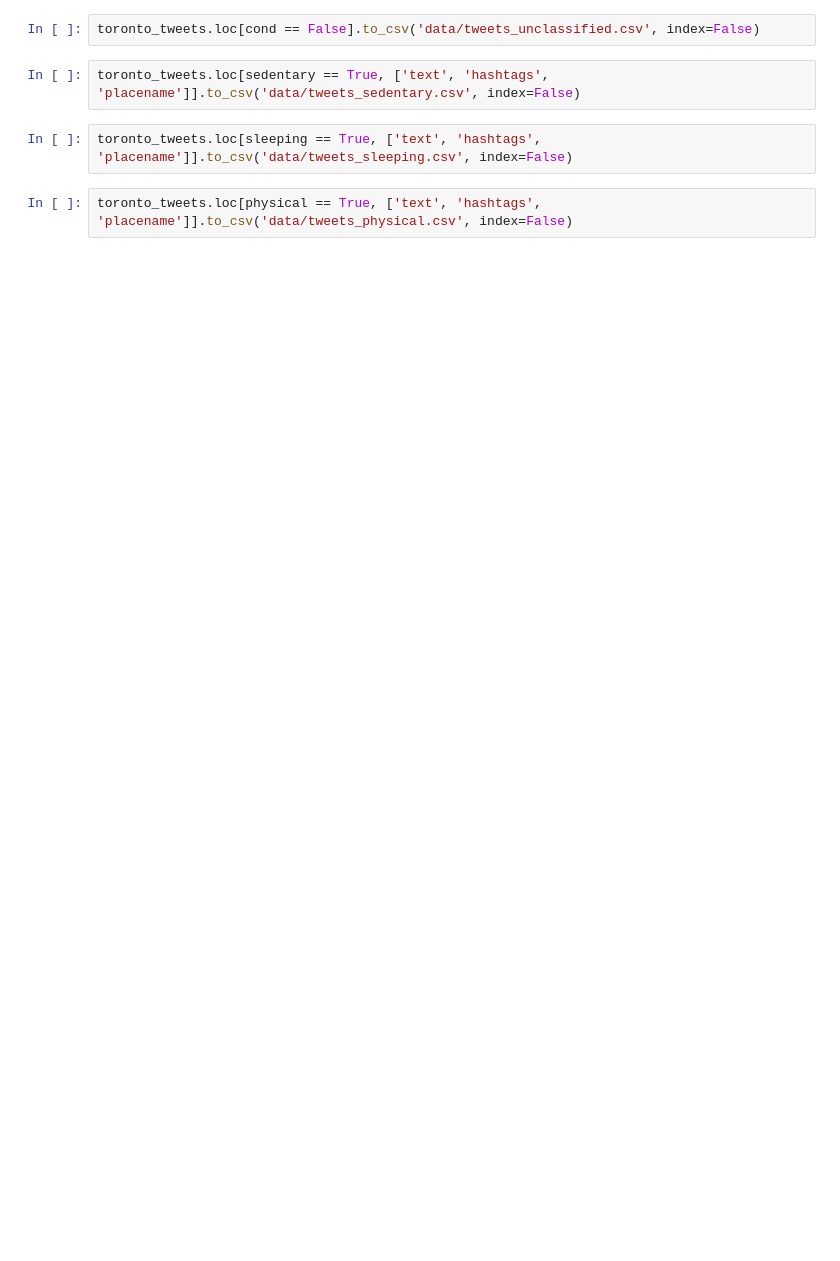
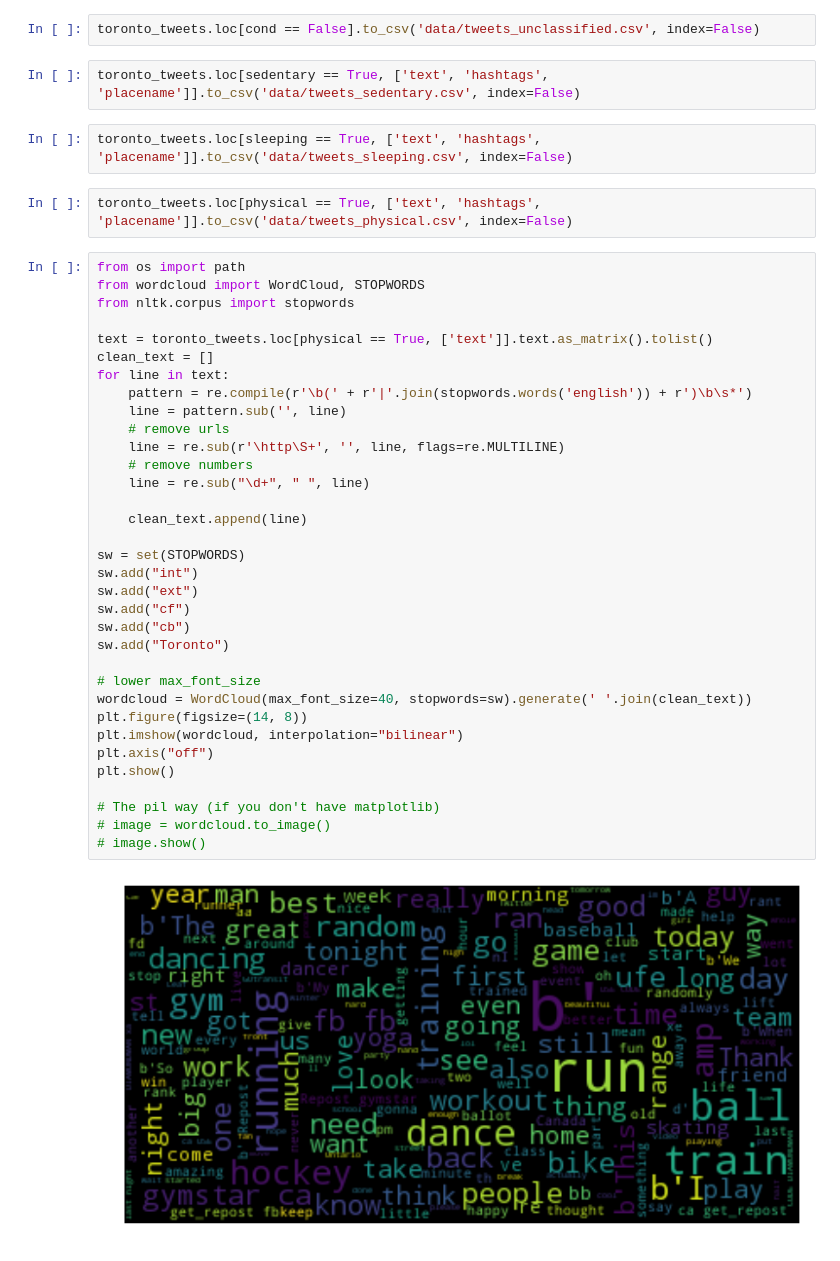
Before and after one commit to zaheddec/hbdc-azure, a Jupyter notebook: Tweets Analysis.ipynb, the cells around one changed output. Cells and saved outputs as stored; diff of their text form; blank space fills up the shorter version.

```diff
--- a/Tweets Analysis.ipynb
+++ b/Tweets Analysis.ipynb
@@ -89,3 +86,39 @@ toronto_tweets.loc[sedentary == True, ['text', 'hashtags', 'placename']].to_csv(
 toronto_tweets.loc[sleeping == True, ['text', 'hashtags', 'placename']].to_csv('data/tweets_sleeping.csv', index=False)
 # %%
 toronto_tweets.loc[physical == True, ['text', 'hashtags', 'placename']].to_csv('data/tweets_physical.csv', index=False)
+# %%
+from os import path
+from wordcloud import WordCloud, STOPWORDS
+from nltk.corpus import stopwords
+
+text = toronto_tweets.loc[physical == True, ['text']].text.as_matrix().tolist()
+clean_text = []
+for line in text:
+    pattern = re.compile(r'\b(' + r'|'.join(stopwords.words('english')) + r')\b\s*')
+    line = pattern.sub('', line)
+    # remove urls
+    line = re.sub(r'\http\S+', '', line, flags=re.MULTILINE)
+    # remove numbers
+    line = re.sub("\d+", " ", line)
+
+    clean_text.append(line)
+
+sw = set(STOPWORDS)
+sw.add("int")
+sw.add("ext")
+sw.add("cf")
+sw.add("cb")
+sw.add("Toronto")
+
+# lower max_font_size
+wordcloud = WordCloud(max_font_size=40, stopwords=sw).generate(' '.join(clean_text))
+plt.figure(figsize=(14, 8))
+plt.imshow(wordcloud, interpolation="bilinear")
+plt.axis("off")
+plt.show()
+
+# The pil way (if you don't have matplotlib)
+# image = wordcloud.to_image()
+# image.show()
+# %% [output]
+[figure, added]
```
Also changed, not shown: parts of 12 cells of this notebook, 1 other file.
